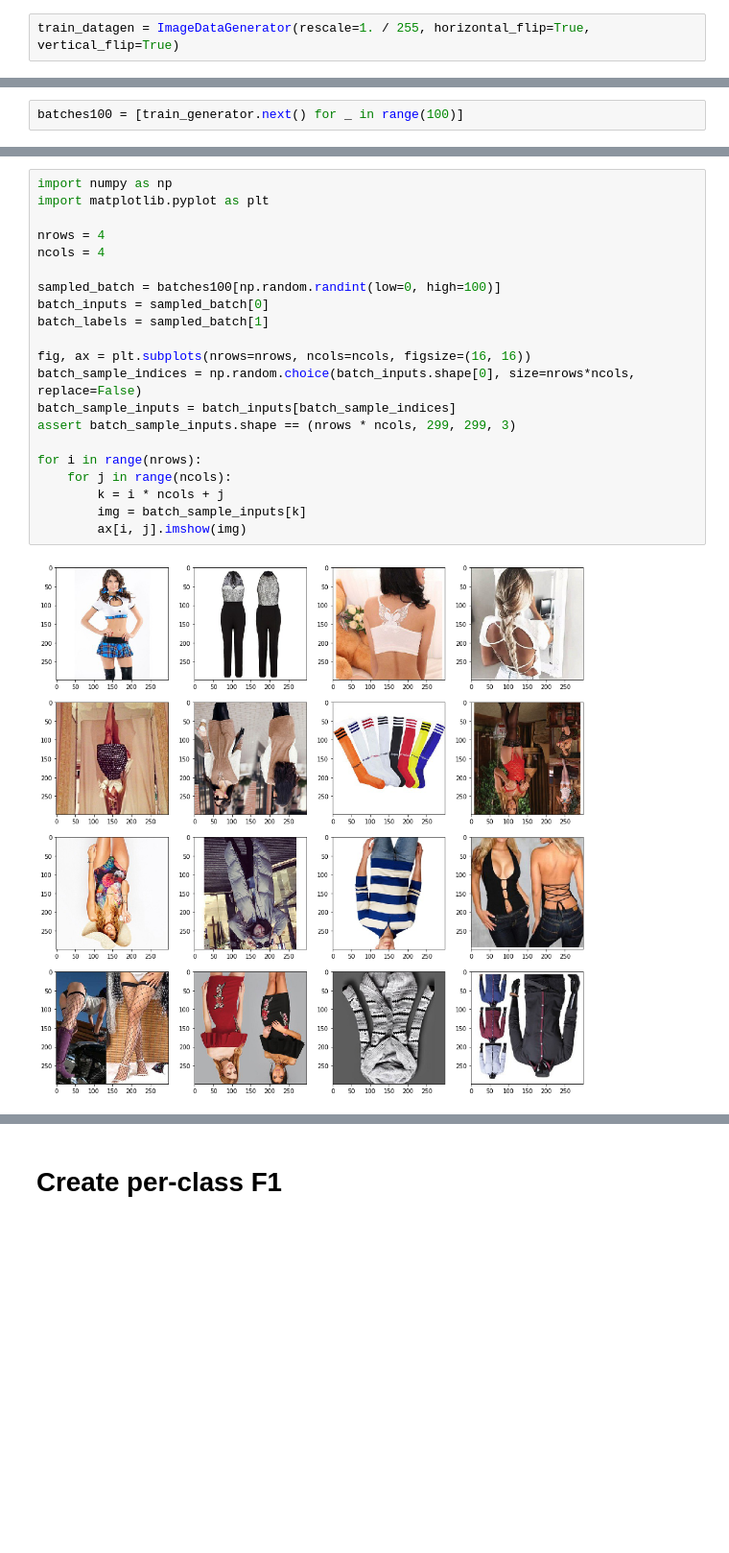
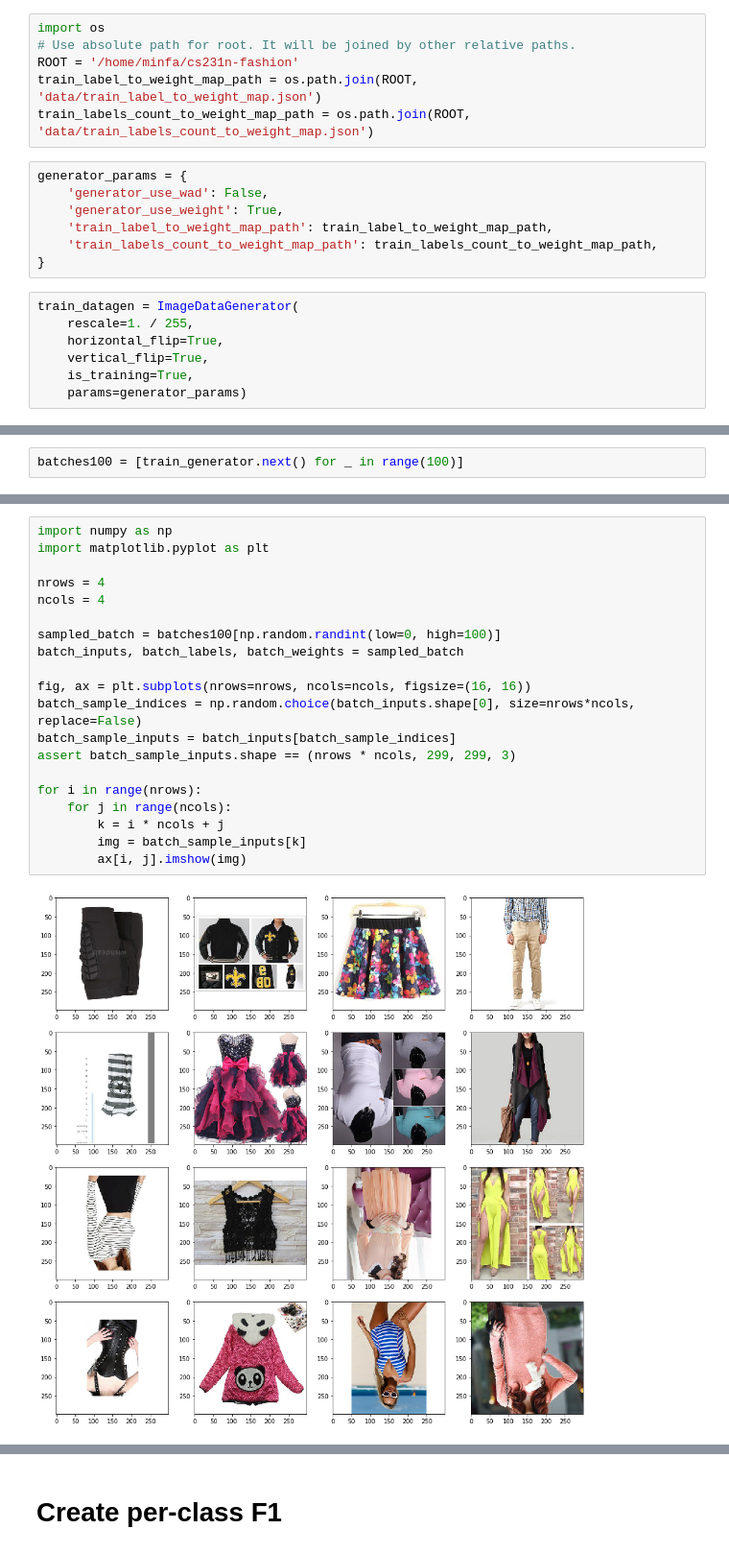
Before and after one commit to minfawang/cs231n-fashion, a Jupyter notebook: code/code_test.ipynb, the cells around one changed output, grey strips where cells are left out. Shown at 96% size. Cells and saved outputs as stored; diff of their text form; blank space fills up the shorter version.

```diff
--- a/code/code_test.ipynb
+++ b/code/code_test.ipynb
@@ -297,5 +295,23 @@ tf.app.flags.DEFINE_string('train_labels_count_to_weight_map_path', '../data/tra
+# %%
+import os
+# Use absolute path for root. It will be joined by other relative paths.
+ROOT = '/home/minfa/cs231n-fashion'
+train_label_to_weight_map_path = os.path.join(ROOT, 'data/train_label_to_weight_map.json')
+train_labels_count_to_weight_map_path = os.path.join(ROOT, 'data/train_labels_count_to_weight_map.json')
+# %%
+generator_params = {
+    'generator_use_wad': False,
+    'generator_use_weight': True,
+    'train_label_to_weight_map_path': train_label_to_weight_map_path,
+    'train_labels_count_to_weight_map_path': train_labels_count_to_weight_map_path,
+}
 # %%
-train_datagen = ImageDataGenerator(rescale=1. / 255, horizontal_flip=True, vertical_flip=True)
+train_datagen = ImageDataGenerator(
+    rescale=1. / 255,
+    horizontal_flip=True,
+    vertical_flip=True,
+    is_training=True,
+    params=generator_params)
 # %%
 import json
 
@@ -340,23 +357,22 @@ print(batch_labels.shape)
 # %%
 import numpy as np
 import matplotlib.pyplot as plt
 
 nrows = 4
 ncols = 4
 
 sampled_batch = batches100[np.random.randint(low=0, high=100)]
-batch_inputs = sampled_batch[0]
-batch_labels = sampled_batch[1]
+batch_inputs, batch_labels, batch_weights = sampled_batch
 
 fig, ax = plt.subplots(nrows=nrows, ncols=ncols, figsize=(16, 16))
 batch_sample_indices = np.random.choice(batch_inputs.shape[0], size=nrows*ncols, replace=False)
 batch_sample_inputs = batch_inputs[batch_sample_indices]
 assert batch_sample_inputs.shape == (nrows * ncols, 299, 299, 3)
 
 for i in range(nrows):
     for j in range(ncols):
         k = i * ncols + j
         img = batch_sample_inputs[k]
         ax[i, j].imshow(img)
 # %% [output]
-[figure, old version]
+[figure, new version]
```
Also changed, not shown: parts of 14 cells of this notebook.
